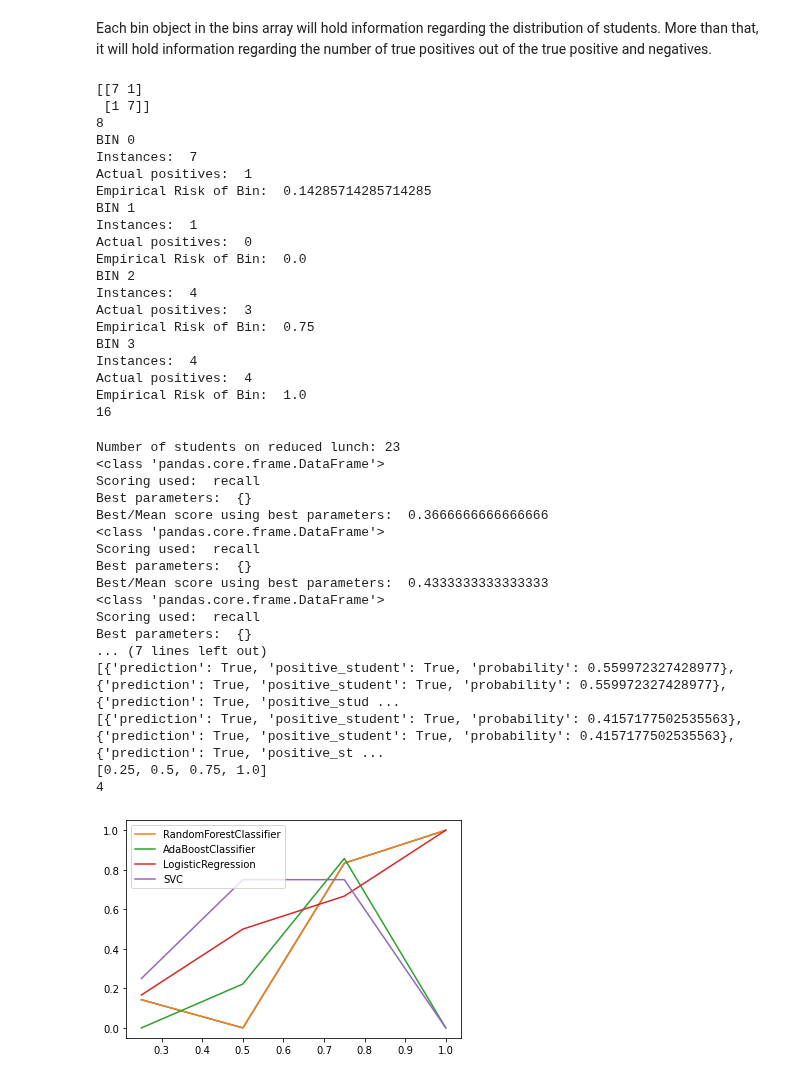
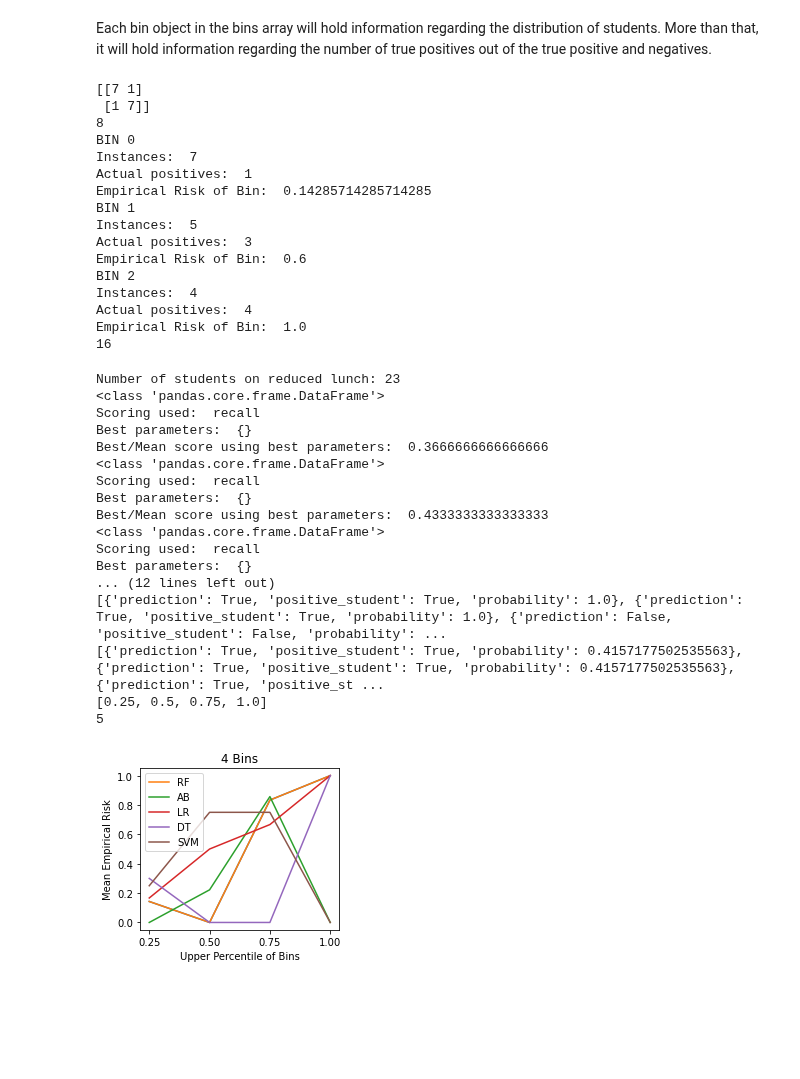
Before and after one commit to kevinmonisit/Research, a Jupyter notebook: model/notebooks/empirical_risk.ipynb, the cells around one changed output. Cells and saved outputs as stored; diff of their text form; code cells hidden in the pictures; blank space fills up the shorter version.

```diff
--- a/model/notebooks/empirical_risk.ipynb
+++ b/model/notebooks/empirical_risk.ipynb
@@ -148,7 +149,7 @@ print(matrix)
 
 
 #
-number_of_bins = 4
+number_of_bins = 3
 #### INITIALIZING THE BIN ARRAY
 bins = [Bin(x, number_of_bins)for x in range(0,number_of_bins)]
 
@@ -189,14 +190,10 @@ Instances:  7
 Actual positives:  1
 Empirical Risk of Bin:  0.14285714285714285
 BIN 1
-Instances:  1
-Actual positives:  0
-Empirical Risk of Bin:  0.0
+Instances:  5
+Actual positives:  3
+Empirical Risk of Bin:  0.6
 BIN 2
-Instances:  4
-Actual positives:  3
-Empirical Risk of Bin:  0.75
-BIN 3
 Instances:  4
 Actual positives:  4
 Empirical Risk of Bin:  1.0
@@ -298,17 +295,20 @@ class EmpiricalRiskModelWrapper:
 # %%
 random_state = 1
 test_size = 0.25
+number_of_bins = 4
 
 #### MODEL SET UP #############
 student_data = ms.get_student_data('../../data/data.csv', bin=False)
 features = ["A8", "Has_504", "Student on Free or Reduced Lunch", "IEP/Specialized"]
 
-models = [RandomForestClassifier(random_state=1),
-          AdaBoostClassifier(random_state=1),
-          LogisticRegression(),
+models = [(RandomForestClassifier(random_state=random_state), "RF"),
+          (AdaBoostClassifier(random_state=random_state), "AB"),
+          (LogisticRegression(), "LR"),
           # read more about the probability
           # of SVC. May be problematic.
-          SVC(probability=True, random_state=1)]
+
+          (DecisionTreeClassifier(random_state=random_state), "DT"),
+          (SVC(probability=True, random_state=random_state), "SVM")]
 
 # contains empirical risk model wrapper objects
 model_wrappers = get_model_wrapper_list(models,
@@ -321,10 +321,11 @@ emp_model_wrapper = []
 # convert all the model wrappers into empirical risk model objects
 for i in model_wrappers:
     i.fit()
-    emp_model_wrapper.append(EmpiricalRiskModelWrapper(i))
+    emp_model_wrapper.append(EmpiricalRiskModelWrapper(i,
+                                                       amount_of_bins=number_of_bins))
 
 #### GRAPHING SET UP #############
-number_of_bins = 4
+
 graph_x_values = []
 graph_y_values = []
 
@@ -341,39 +342,53 @@ for model_wrapper in emp_model_wrapper:
     # model_wrapper.get_prediction_info(model_wrapper.model_wrapper.X_test,
     #                                   model_wrapper.model_wrapper.results["y_test"])
 
     model_wrapper.get_prediction_info(X_test,
                                       y_test)
 
     # get empirical risk returns tuple. y_values are third in the tuple
     graph_y_values.append(model_wrapper.get_empirical_risk()[2])
 
 print(graph_x_values)
 print(len(graph_y_values))
 
 ax = sns.lineplot(x=graph_x_values, y=graph_y_values[0])
+ax.set_ylabel("Mean Empirical Risk")
+ax.set_xlabel("Upper Percentile of Bins")
 
-for j in range(0, len(graph_x_values)):
+for j in range(0, len(graph_y_values)):
     sns.lineplot(x=graph_x_values, y=graph_y_values[j],
-                 label=emp_model_wrapper[j].model_wrapper.model_name)
+                 label=emp_model_wrapper[j].model_wrapper.short_name)
+
+### SETTING GRAPH SETTINGS ####
+width = 3.5
+height = (width+2) / 1.618
+fig = ax.get_figure()
+
+ax.set_xticks(graph_x_values)
+ax.set_title("%i Bins" % number_of_bins)
+plt.pyplot.legend(loc='upper left')
+fig.subplots_adjust(left=.20, bottom=.24, right=.99, top=.90)
+fig.set_size_inches(width, height)
+fig.savefig('Empirical Risk with %i bins.png' % number_of_bins, dpi=600)
 # %% [output]
 Number of students on reduced lunch: 23
 <class 'pandas.core.frame.DataFrame'>
 Scoring used:  recall
 Best parameters:  {}
 Best/Mean score using best parameters:  0.3666666666666666
 <class 'pandas.core.frame.DataFrame'>
 Scoring used:  recall
 Best parameters:  {}
 Best/Mean score using best parameters:  0.4333333333333333
 <class 'pandas.core.frame.DataFrame'>
 Scoring used:  recall
 Best parameters:  {}
-... (7 lines left out)
-[{'prediction': True, 'positive_student': True, 'probability': 0.559972327428977}, {'prediction': True, 'positive_student': True, 'probability': 0.559972327428977}, {'prediction': True, 'positive_stud ...
+... (12 lines left out)
+[{'prediction': True, 'positive_student': True, 'probability': 1.0}, {'prediction': True, 'positive_student': True, 'probability': 1.0}, {'prediction': False, 'positive_student': False, 'probability': ...
 [{'prediction': True, 'positive_student': True, 'probability': 0.4157177502535563}, {'prediction': True, 'positive_student': True, 'probability': 0.4157177502535563}, {'prediction': True, 'positive_st ...
 [0.25, 0.5, 0.75, 1.0]
-4
+5
-[figure, old version]
+[figure, new version]
 # %%
 
 # Graphing mean empirical risk
```
Also changed, not shown: parts of 1 cell of this notebook, 2 other files.
